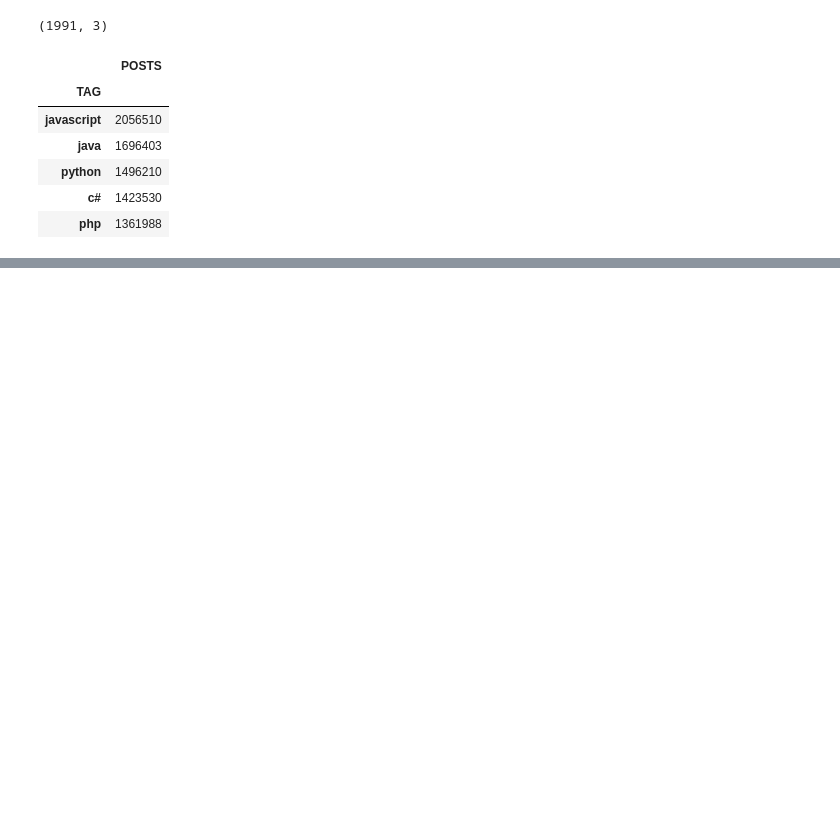
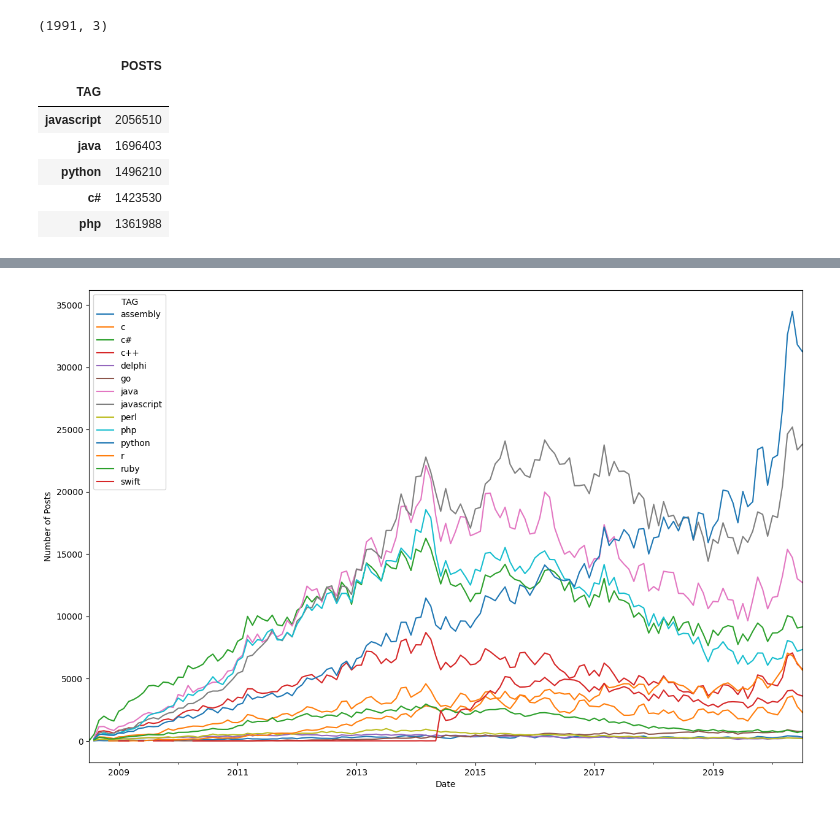
Before and after one commit to ruthersmith/Python_100_2.0, a Jupyter notebook: day_073_data_visualization_with_matplotlib_advanced/main.ipynb, the cells around one changed output, grey strips where cells are left out. Saved outputs shown, nothing was run; the diff lists cells and outputs as text; code cells hidden in the pictures; blank space fills up the shorter version.

```diff
--- a/day_073_data_visualization_with_matplotlib_advanced/main.ipynb
+++ b/day_073_data_visualization_with_matplotlib_advanced/main.ipynb
@@ -43,0 +99,8 @@ df[['TAG', 'POSTS']].groupby('TAG').sum().sort_values('POSTS', ascending=False).
+# %%
+# Styling the Chart
+reshaped_df.plot(figsize=(15, 10))
+plt.xlabel('Date')
+plt.ylabel('Number of Posts')
+plt.show()
+# %% [output]
+[figure, added]
```
Also changed, not shown: parts of 8 cells of this notebook.
